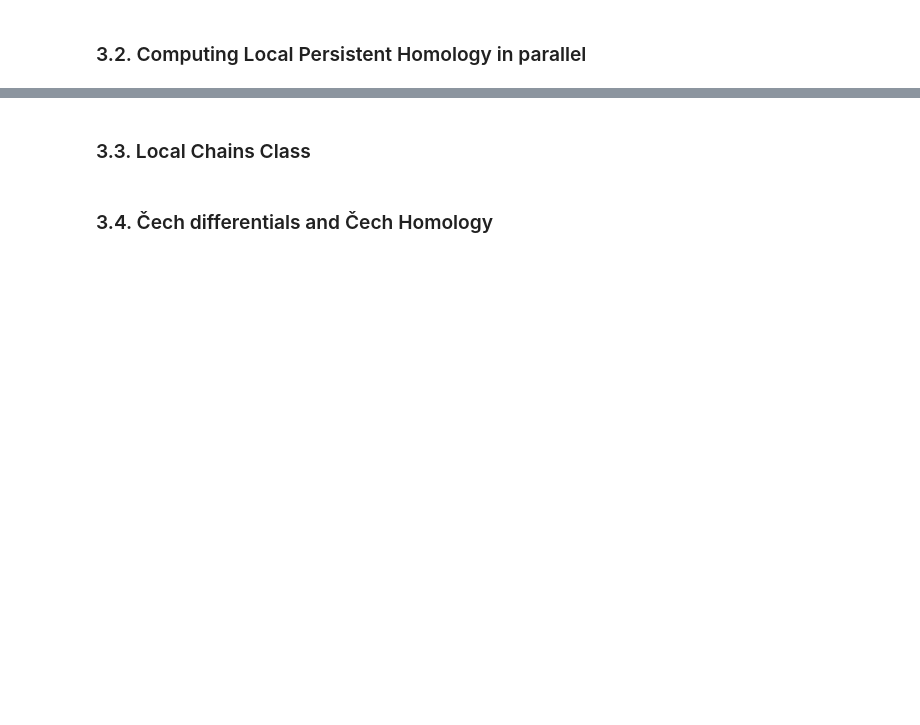
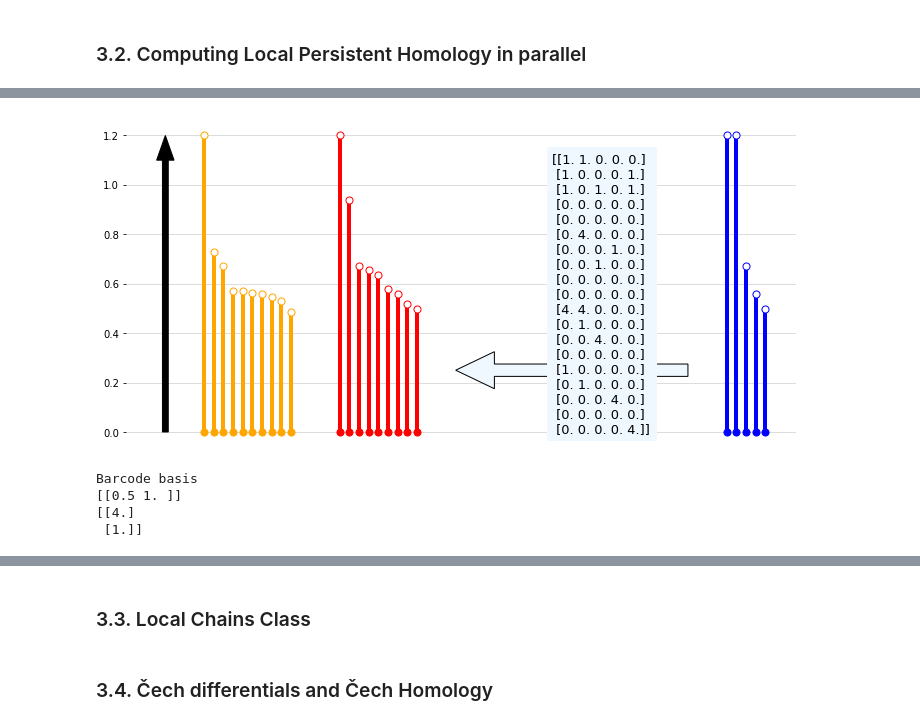
Before and after one commit to atorras1618/PerMaViss, a Jupyter notebook: examples/PerMaViss intro.ipynb, the cells around one changed output, grey strips where cells are left out. Saved outputs shown, nothing was run; the diff lists cells and outputs as text; code cells hidden in the pictures; blank space fills up the shorter version.

Commit message:
PerMaViss intro notebook: saved, found bug on image_kernel

```diff
--- a/examples/PerMaViss intro.ipynb
+++ b/examples/PerMaViss intro.ipynb
@@ -664,0 +691,25 @@ True
+# %%
+# 1 PAGE ##################################################################
+
+# Print page
+print("PAGE: 1")
+flip = np.array(range(MV_ss.no_rows))
+flip = -flip
+print(MV_ss.page_dim_matrix[1][np.argsort(flip)])
+# Loop through all rows of spectral sequence
+for deg in range(max_dim):
+    base = [barcode_basis(MV_ss.first_page_barcodes[0][deg])]
+    differentials = [0]
+    for n_dim in range(1, nerve_dim):
+        base.append(barcode_basis(MV_ss.first_page_barcodes[n_dim][deg]))
+        differentials.append((MV_ss.first_differential(n_dim, deg)).T)
+    # end for
+    Hom, Im, PreIm = module_persistence_homology(differentials, base, p)
+    MV_ss.add_output_higher(Hom, Im, PreIm, 0, deg, 1)
+    # compute total complex representatives for second page classes
+    for n_dim in range(nerve_dim):
+        if MV_ss.Hom[1][n_dim][deg].dim > 0:
+            MV_ss.compute_two_page_representatives(n_dim, deg)
+        # end if
+    # end for
+# end for
@@ -664,0 +735,34 @@ True
+# %%
+fig = plt.figure(figsize=(12,6))
+ax = fig.add_subplot(1,1,1)
+ax.set(frame_on=False)
+ax.grid(c='lightgray')
+ax.arrow(0, 0, 0, overlap, width=0.3, color='black', head_length=0.1, length_includes_head=True, zorder=2.5)
+ax.set_xticks([])
+x_pos = 2
+plot_barcodes(MV_ss.Hom[0][0][0][0].barcode, x_pos, ax, 'orange')
+x_pos += 7
+plot_barcodes(MV_ss.Hom[0][0][1][0].barcode, x_pos, ax, 'red')
+x_pos += 20
+plot_barcodes(MV_ss.Hom[0][1][0][0].barcode, x_pos, ax, 'blue')
+
+ax.text(20,0, str(MV_ss.first_differential(1,0).T), backgroundcolor='aliceblue', zorder=2.5, fontsize=13)
+ax.arrow(x_pos-2, 0.25, -10, 0, width=0.05, zorder=2.5, facecolor='aliceblue', head_length=2)
+plt.show()
+# %% [output]
+[figure, added]
+# %%
+# check image_kernel is correct
+# bug in image_kernel
+
+A_base = barcode_basis(np.array([[0,1],[0,1]]))
+B_base = barcode_basis(np.array([[0,1],[0,1], [0,0.5]]))
+F = np.array([[1,1],[1,1],[0,1]])
+_, Ker, _ = image_kernel(A_base, B_base, F, 5)
+
+print(Ker)
+# %% [output]
+Barcode basis
+[[0.5 1. ]]
+[[4.]
+ [1.]]
```
Also changed, not shown: parts of 18 cells of this notebook, 2 other files.
